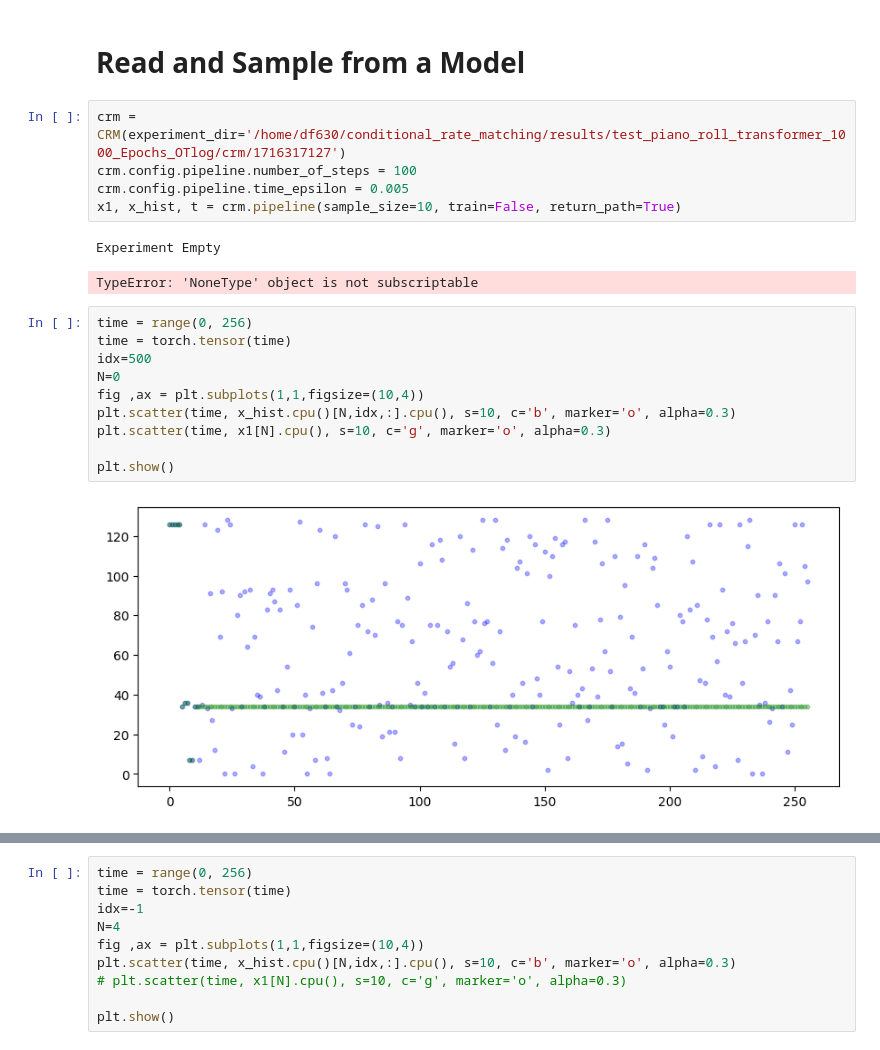
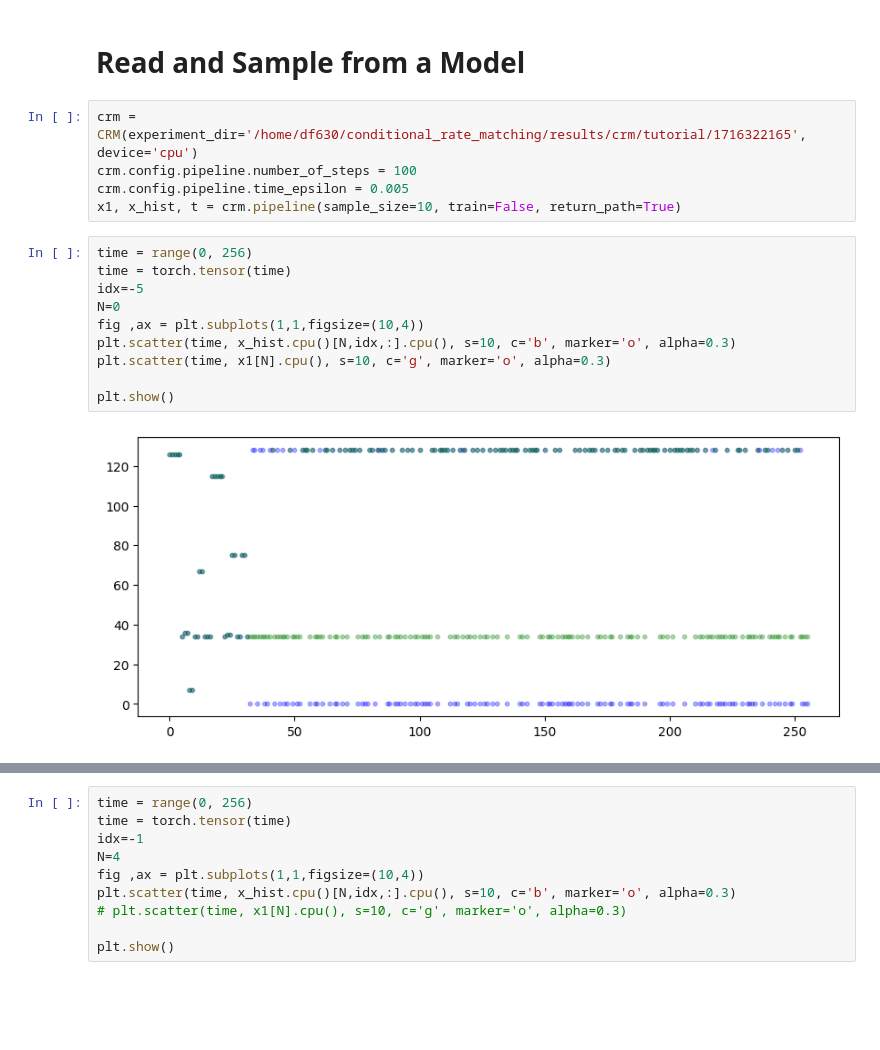
Before and after one commit to cesarali/conditional_rate_matching, a Jupyter notebook: notebooks/Models/CRM/Music/BasicModelCall.ipynb, the cells around one changed output, grey strips where cells are left out. Cells and saved outputs as stored; diff of their text form; blank space fills up the shorter version.

```diff
--- a/notebooks/Models/CRM/Music/BasicModelCall.ipynb
+++ b/notebooks/Models/CRM/Music/BasicModelCall.ipynb
@@ -80,22 +94,19 @@ KeyboardInterrupt:
 # %% [markdown]
 # Read and Sample from a Model
 # %%
-crm = CRM(experiment_dir='/home/df630/conditional_rate_matching/results/test_piano_roll_transformer_1000_Epochs_OTlog/crm/1716317127')
+crm = CRM(experiment_dir='/home/df630/conditional_rate_matching/results/crm/tutorial/1716322165', device='cpu')
 crm.config.pipeline.number_of_steps = 100
 crm.config.pipeline.time_epsilon = 0.005
 x1, x_hist, t = crm.pipeline(sample_size=10, train=False, return_path=True)
-# %% [output]
-Experiment Empty
-TypeError: 'NoneType' object is not subscriptable
 # %%
 time = range(0, 256)
 time = torch.tensor(time)
-idx=500
+idx=-5
 N=0
 fig ,ax = plt.subplots(1,1,figsize=(10,4))
 plt.scatter(time, x_hist.cpu()[N,idx,:].cpu(), s=10, c='b', marker='o', alpha=0.3)
 plt.scatter(time, x1[N].cpu(), s=10, c='g', marker='o', alpha=0.3)
 
 plt.show()
 # %% [output]
-[figure, old version]
+[figure, new version]
```
Also changed, not shown: parts of 6 cells of this notebook, 2 other files.
